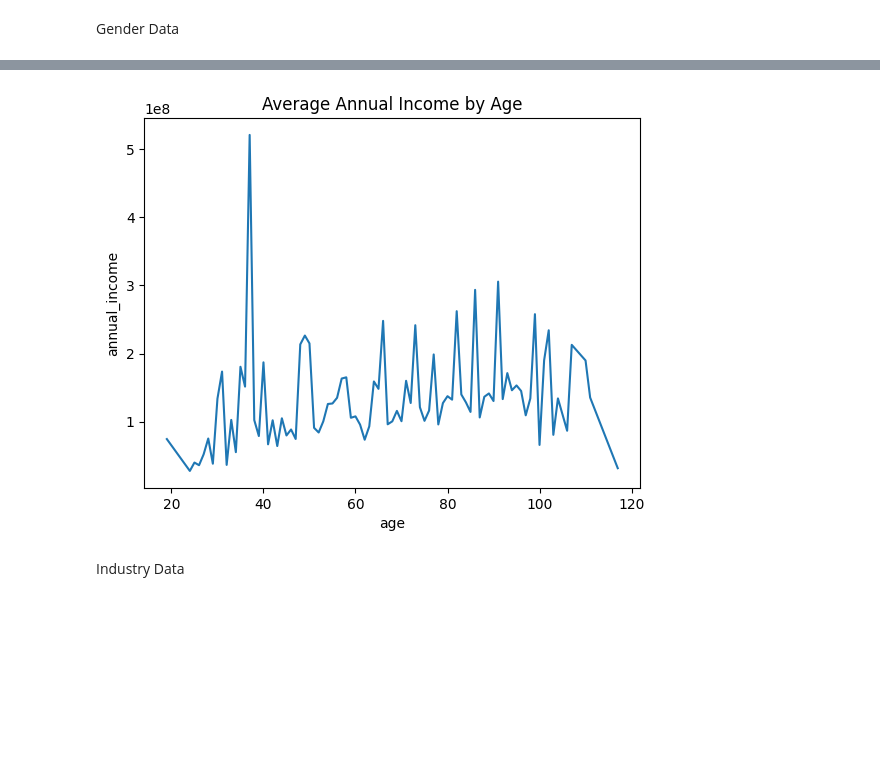
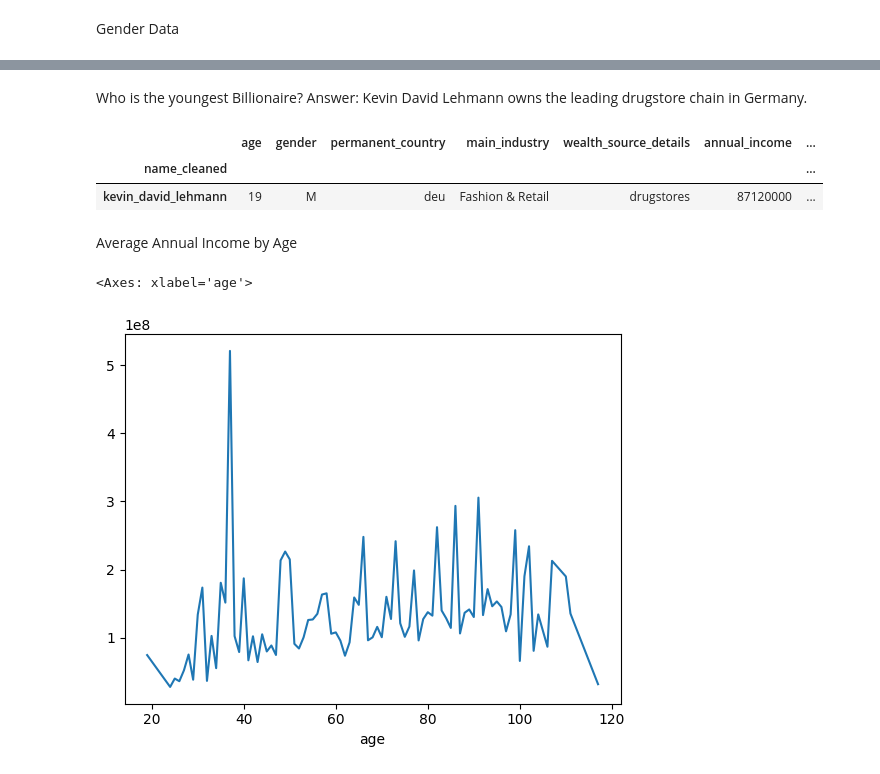
Before and after one commit to thealura/project_billionaires, a Jupyter notebook: PROJECT_1.ipynb, the cells around one changed output, grey strips where cells are left out. Saved outputs shown, nothing was run; the diff lists cells and outputs as text; code cells hidden in the pictures; blank space fills up the shorter version.

```diff
--- a/PROJECT_1.ipynb
+++ b/PROJECT_1.ipynb
@@ -257,15 +253,22 @@ oldest.nlargest((10),'age')
-# %%
-
-
-#plot diagram of age data with wealth
-age_df = df.groupby('age').annual_income.mean()
-#age_df.info
-
-
-plt.title("Average Annual Income by Age")
-sns.lineplot(data = age_df)
-plt.show()
-# %% [output]
-[figure, removed]
-# %% [markdown]
-Industry Data
+# %% [markdown]
+Who is the youngest Billionaire?
+Answer: Kevin David Lehmann owns the leading drugstore chain in Germany.
+# %%
+df2 = df.drop(df.iloc[:, [0,3,5,8,9,11]],axis = 1)
+ages = df2.groupby(['name_cleaned']).max()
+youngest = ages.nlargest((1),'birth_year')
+youngest
+# %% [output]
+|  | age | gender | permanent_country | main_industry | wealth_source_details | annual_income | ... |
+| name_cleaned |  |  |  |  |  |  | ... |
+| kevin_david_lehmann | 19 | M | deu | Fashion & Retail | drugstores | 87120000 | ... |
+# %% [markdown]
+Average Annual Income by Age
+# %%
+age_df = df.groupby('age').annual_income.mean()
+
+#plot info
+age_df.plot(kind='line')
+# %% [output]
+<Axes: xlabel='age'>
+[figure, added]
```
Also changed, not shown: parts of 16 cells of this notebook.
